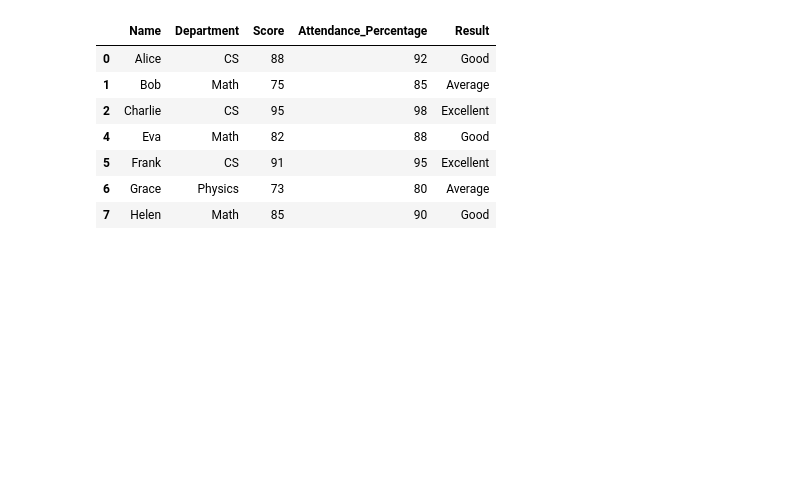
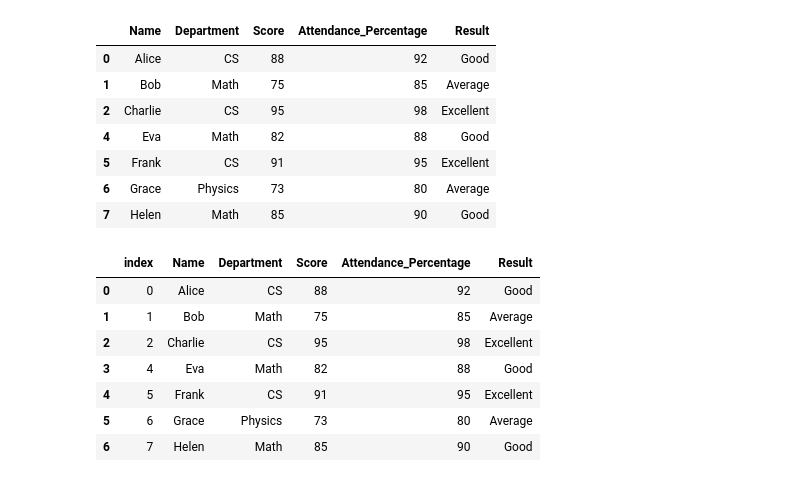
Before and after one commit to bikash-789/ml-journey, a Jupyter notebook: 00-python_and_pandas_review/Basic_of_Pandas.ipynb, the cells around one changed output. Drawn from its saved outputs; the diff is of its cells as text; code cells hidden in the pictures; blank space fills up the shorter version.

```diff
--- a/00-python_and_pandas_review/Basic_of_Pandas.ipynb
+++ b/00-python_and_pandas_review/Basic_of_Pandas.ipynb
@@ -322,3 +322,14 @@ df
 | 5 | Frank | CS | 91 | 95 | Excellent |
 | 6 | Grace | Physics | 73 | 80 | Average |
 | 7 | Helen | Math | 85 | 90 | Good |
+# %%
+df.reset_index()
+# %% [output]
+|  | index | Name | Department | Score | Attendance_Percentage | Result |
+| 0 | 0 | Alice | CS | 88 | 92 | Good |
+| 1 | 1 | Bob | Math | 75 | 85 | Average |
+| 2 | 2 | Charlie | CS | 95 | 98 | Excellent |
+| 3 | 4 | Eva | Math | 82 | 88 | Good |
+| 4 | 5 | Frank | CS | 91 | 95 | Excellent |
+| 5 | 6 | Grace | Physics | 73 | 80 | Average |
+| 6 | 7 | Helen | Math | 85 | 90 | Good |
```
Also changed, not shown: parts of 1 cell of this notebook.
